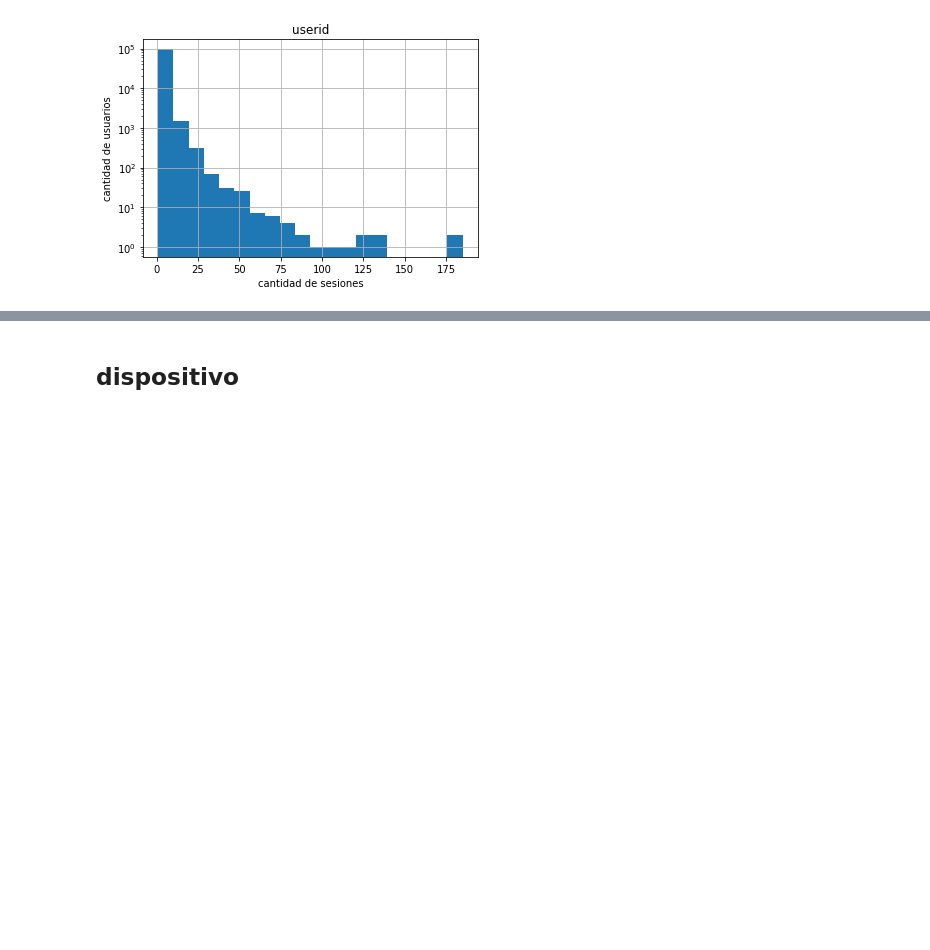
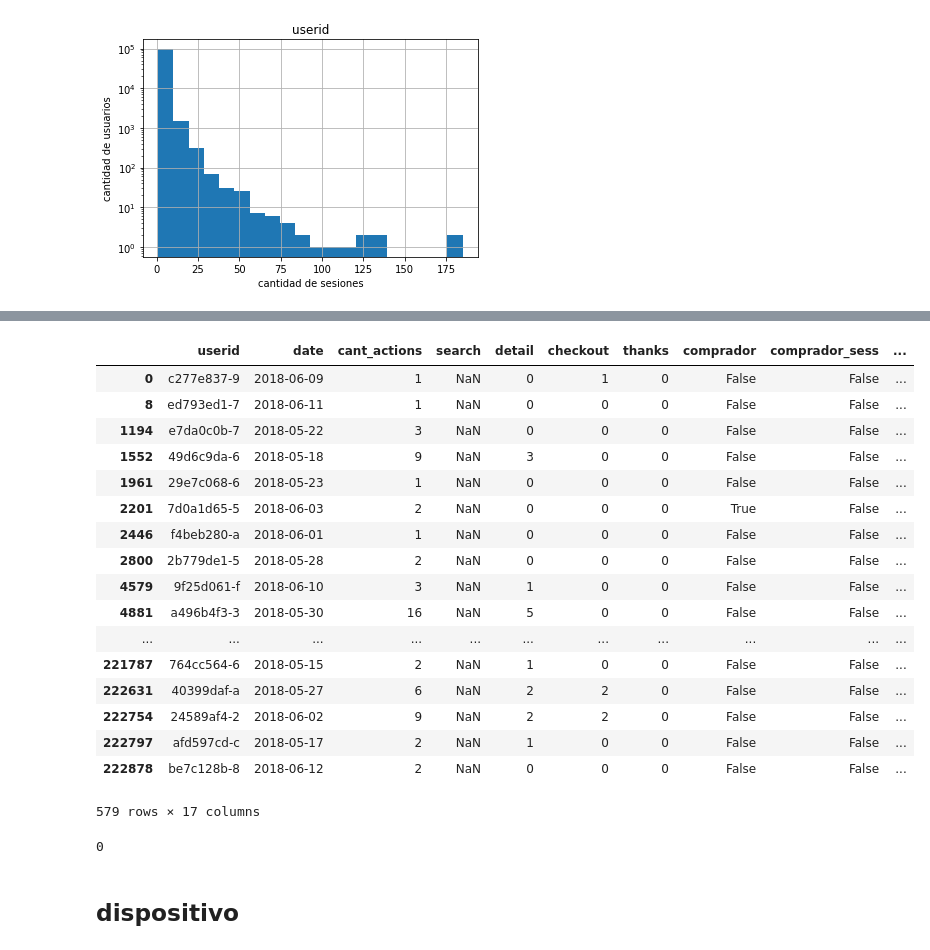
Before and after one commit to melik-data-challenges/despegar-challenge, a Jupyter notebook: notebooks/compra.ipynb, the cells around one changed output, grey strips where cells are left out. Drawn from its saved outputs; the diff is of its cells as text; code cells hidden in the pictures; blank space fills up the shorter version.

```diff
--- a/notebooks/compra.ipynb
+++ b/notebooks/compra.ipynb
@@ -96,3 +103,32 @@ plt.ylabel('cantidad de usuarios');
+# %%
+#df.cant_actions == (df.search + df.detail + df.checkout + df.thanks)
+
+search_is_na = df.search.isna()
+df[search_is_na]
+# %% [output]
+|  | userid | date | cant_actions | search | detail | checkout | thanks | comprador | comprador_sess | ... |
+| 0 | c277e837-9 | 2018-06-09 | 1 | NaN | 0 | 1 | 0 | False | False | ... |
+| 8 | ed793ed1-7 | 2018-06-11 | 1 | NaN | 0 | 0 | 0 | False | False | ... |
+| 1194 | e7da0c0b-7 | 2018-05-22 | 3 | NaN | 0 | 0 | 0 | False | False | ... |
+| 1552 | 49d6c9da-6 | 2018-05-18 | 9 | NaN | 3 | 0 | 0 | False | False | ... |
+| 1961 | 29e7c068-6 | 2018-05-23 | 1 | NaN | 0 | 0 | 0 | False | False | ... |
+| 2201 | 7d0a1d65-5 | 2018-06-03 | 2 | NaN | 0 | 0 | 0 | True | False | ... |
+| 2446 | f4beb280-a | 2018-06-01 | 1 | NaN | 0 | 0 | 0 | False | False | ... |
+| 2800 | 2b779de1-5 | 2018-05-28 | 2 | NaN | 0 | 0 | 0 | False | False | ... |
+| 4579 | 9f25d061-f | 2018-06-10 | 3 | NaN | 1 | 0 | 0 | False | False | ... |
+| 4881 | a496b4f3-3 | 2018-05-30 | 16 | NaN | 5 | 0 | 0 | False | False | ... |
+| ... | ... | ... | ... | ... | ... | ... | ... | ... | ... | ... |
+| 221787 | 764cc564-6 | 2018-05-15 | 2 | NaN | 1 | 0 | 0 | False | False | ... |
+| 222631 | 40399daf-a | 2018-05-27 | 6 | NaN | 2 | 2 | 0 | False | False | ... |
+| 222754 | 24589af4-2 | 2018-06-02 | 9 | NaN | 2 | 2 | 0 | False | False | ... |
+| 222797 | afd597cd-c | 2018-05-17 | 2 | NaN | 1 | 0 | 0 | False | False | ... |
+| 222878 | be7c128b-8 | 2018-06-12 | 2 | NaN | 0 | 0 | 0 | False | False | ... |
+579 rows × 17 columns
+# %%
+df.cant_actions.describe()
+df.cant_actions.isna().sum()
+# %% [output]
+0
 # %% [markdown]
 ## dispositivo
 # %%
```
Also changed, not shown: parts of 3 cells of this notebook.
